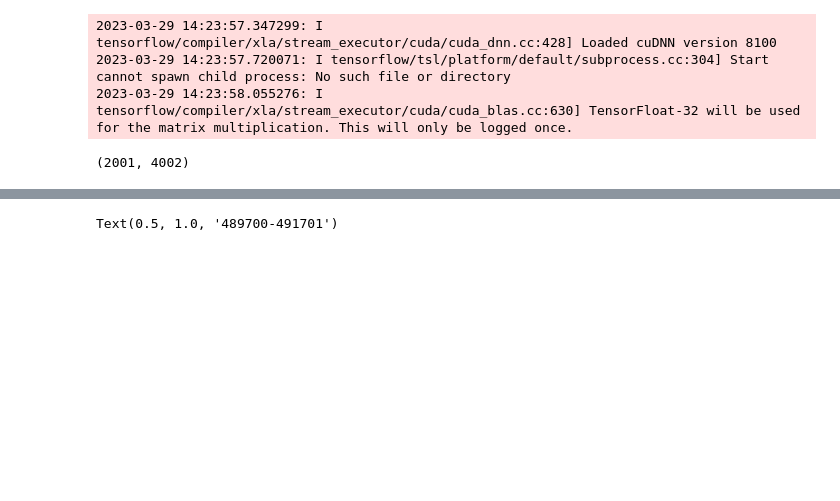
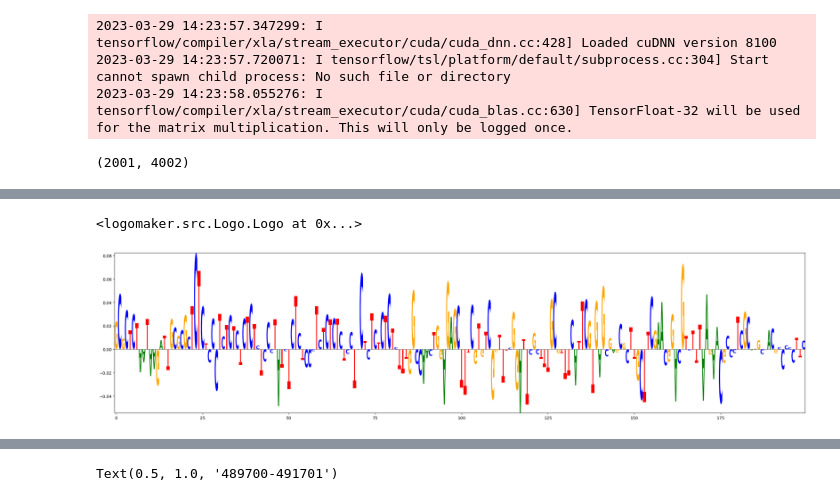
Before and after one commit to floriantilliet/mnhn_internship, a Jupyter notebook: projet3.ipynb, the cells around one changed output, grey strips where cells are left out. Saved outputs shown, nothing was run; the diff lists cells and outputs as text; code cells hidden in the pictures; blank space fills up the shorter version.

```diff
--- a/projet3.ipynb
+++ b/projet3.ipynb
@@ -711,6 +714,24 @@ def compute_saliency_map(input_seq, model):
 
     # Return the saliency map
     return saliency_map
+# %%
+def compute_saliency_channels(input_seq, model):
+    # Compute the gradients of the output with respect to the input
+    input_seq=tf.cast(input_seq,tf.float32)
+    with tf.GradientTape() as tape:
+        tape.watch(input_seq)
+        output = model(tf.expand_dims(input_seq,0))
+    grads = tape.gradient(output, input_seq)
+
+    # Compute the saliency map
+    saliency_map = tf.multiply(input_seq, grads)
+
+    # # Normalize the saliency map
+    # saliency_map = tf.math.abs(saliency_map)
+    # saliency_map /= tf.reduce_max(saliency_map)
+
+    # Return the saliency map
+    return saliency_map
 # %%
 def fast_pred(input,model):
     model=model
@@ -787,0 +820,5 @@ MAP.shape
+# %%
+lm.Logo(df, figsize=(30, 7))
+# %% [output]
+<logomaker.src.Logo.Logo at 0x...>
+[figure, added]
```
Also changed, not shown: parts of 10 cells of this notebook, 2 other files.
